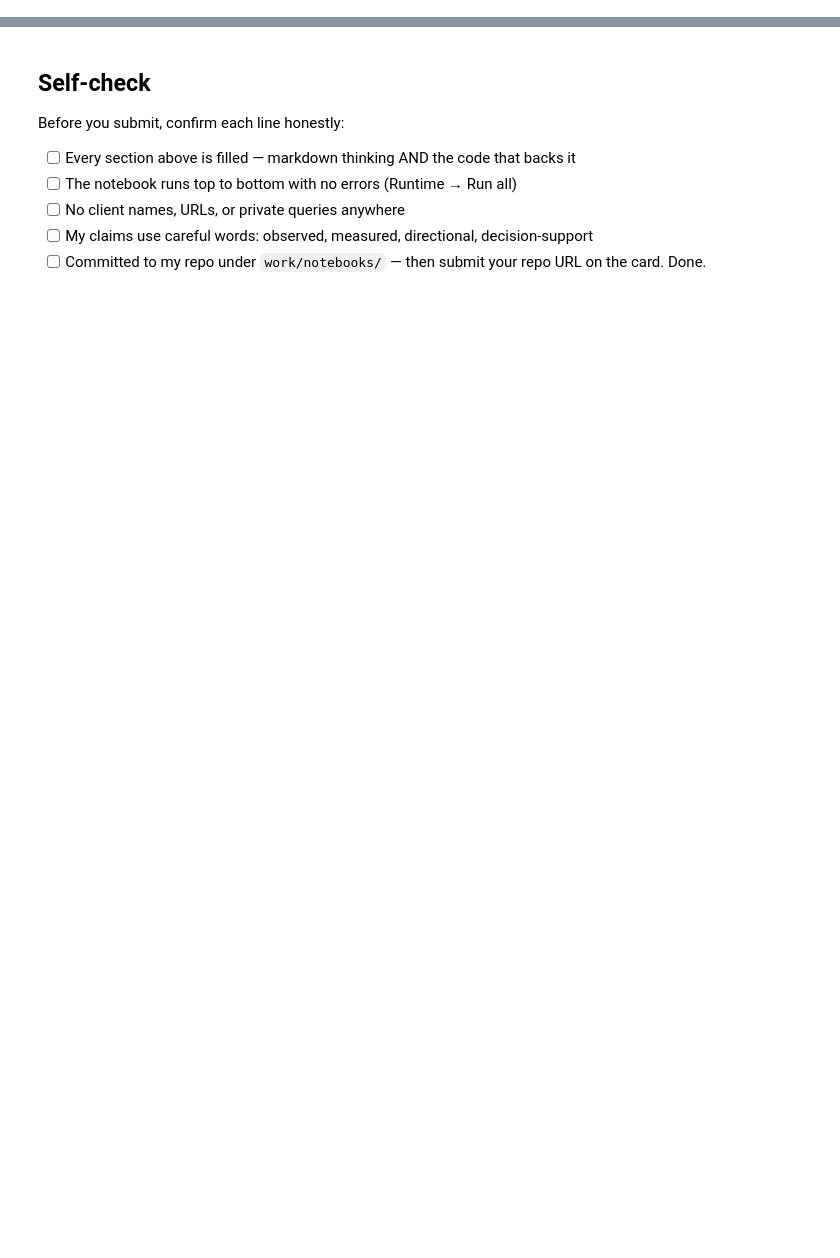
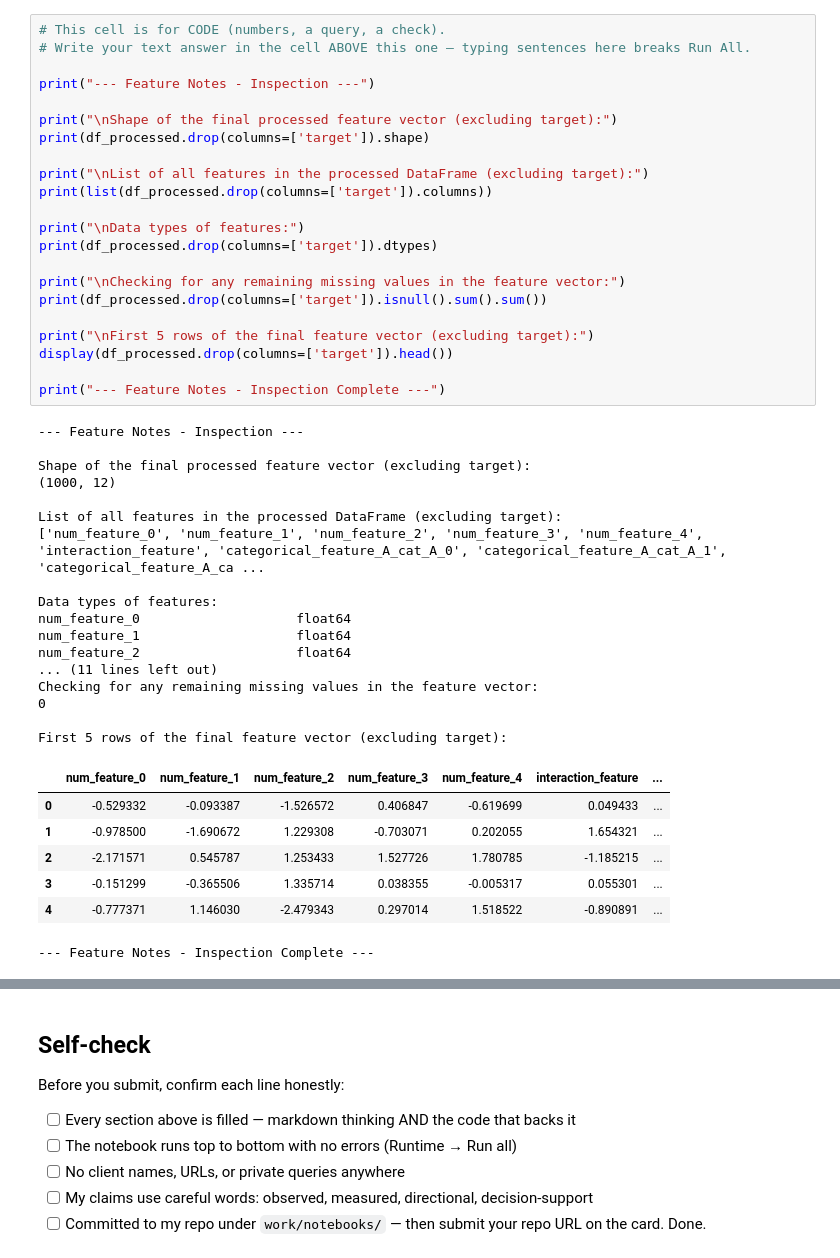
Before and after one commit to Rattan-Kumar/flyrank-ML-Intership, a Jupyter notebook: work/notebooks/w03_feature_leakage_check.ipynb, the cells around one changed output, grey strips where cells are left out. Drawn from its saved outputs; the diff is of its cells as text; blank space fills up the shorter version.

```diff
--- a/work/notebooks/w03_feature_leakage_check.ipynb
+++ b/work/notebooks/w03_feature_leakage_check.ipynb
@@ -36,0 +168,47 @@ This skeleton is yours to fill. Work the sections **in order** — each one has
+# %%
+# This cell is for CODE (numbers, a query, a check).
+# Write your text answer in the cell ABOVE this one — typing sentences here breaks Run All.
+
+print("--- Feature Notes - Inspection ---")
+
+print("\nShape of the final processed feature vector (excluding target):")
+print(df_processed.drop(columns=['target']).shape)
+
+print("\nList of all features in the processed DataFrame (excluding target):")
+print(list(df_processed.drop(columns=['target']).columns))
+
+print("\nData types of features:")
+print(df_processed.drop(columns=['target']).dtypes)
+
+print("\nChecking for any remaining missing values in the feature vector:")
+print(df_processed.drop(columns=['target']).isnull().sum().sum())
+
+print("\nFirst 5 rows of the final feature vector (excluding target):")
+display(df_processed.drop(columns=['target']).head())
+
+print("--- Feature Notes - Inspection Complete ---")
+# %% [output]
+--- Feature Notes - Inspection ---
+
+Shape of the final processed feature vector (excluding target):
+(1000, 12)
+
+List of all features in the processed DataFrame (excluding target):
+['num_feature_0', 'num_feature_1', 'num_feature_2', 'num_feature_3', 'num_feature_4', 'interaction_feature', 'categorical_feature_A_cat_A_0', 'categorical_feature_A_cat_A_1', 'categorical_feature_A_ca ...
+
+Data types of features:
+num_feature_0                    float64
+num_feature_1                    float64
+num_feature_2                    float64
+... (11 lines left out)
+Checking for any remaining missing values in the feature vector:
+0
+
+First 5 rows of the final feature vector (excluding target):
+|  | num_feature_0 | num_feature_1 | num_feature_2 | num_feature_3 | num_feature_4 | interaction_feature | ... |
+| 0 | -0.529332 | -0.093387 | -1.526572 | 0.406847 | -0.619699 | 0.049433 | ... |
+| 1 | -0.978500 | -1.690672 | 1.229308 | -0.703071 | 0.202055 | 1.654321 | ... |
+| 2 | -2.171571 | 0.545787 | 1.253433 | 1.527726 | 1.780785 | -1.185215 | ... |
+| 3 | -0.151299 | -0.365506 | 1.335714 | 0.038355 | -0.005317 | 0.055301 | ... |
+| 4 | -0.777371 | 1.146030 | -2.479343 | 0.297014 | 1.518522 | -0.890891 | ... |
+--- Feature Notes - Inspection Complete ---
```
Also changed, not shown: parts of 15 cells of this notebook.
